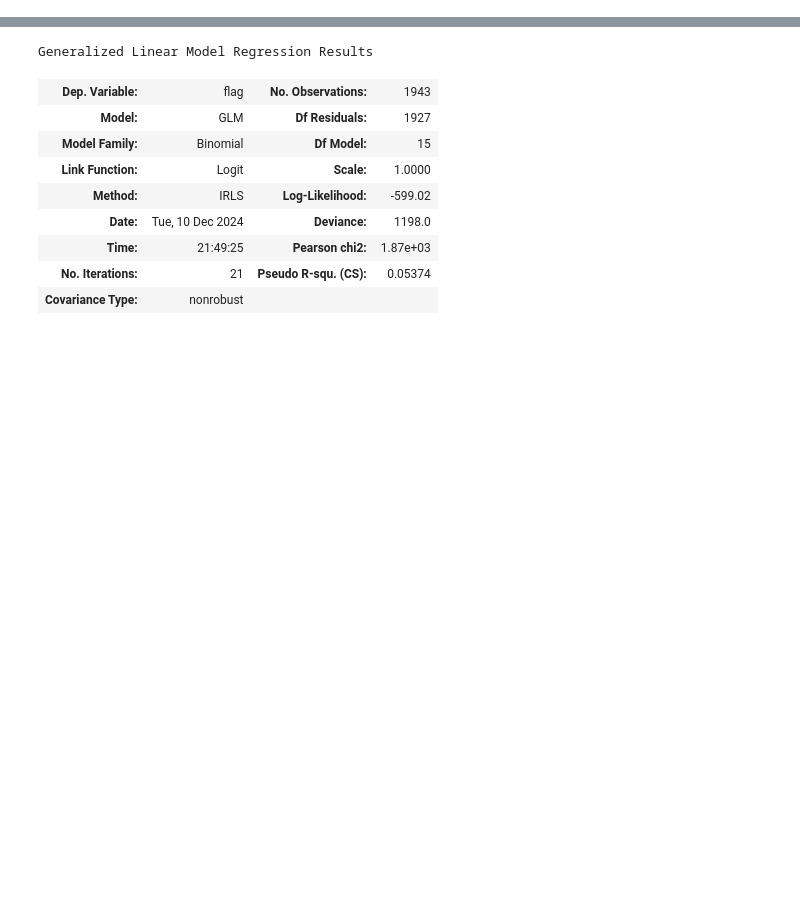
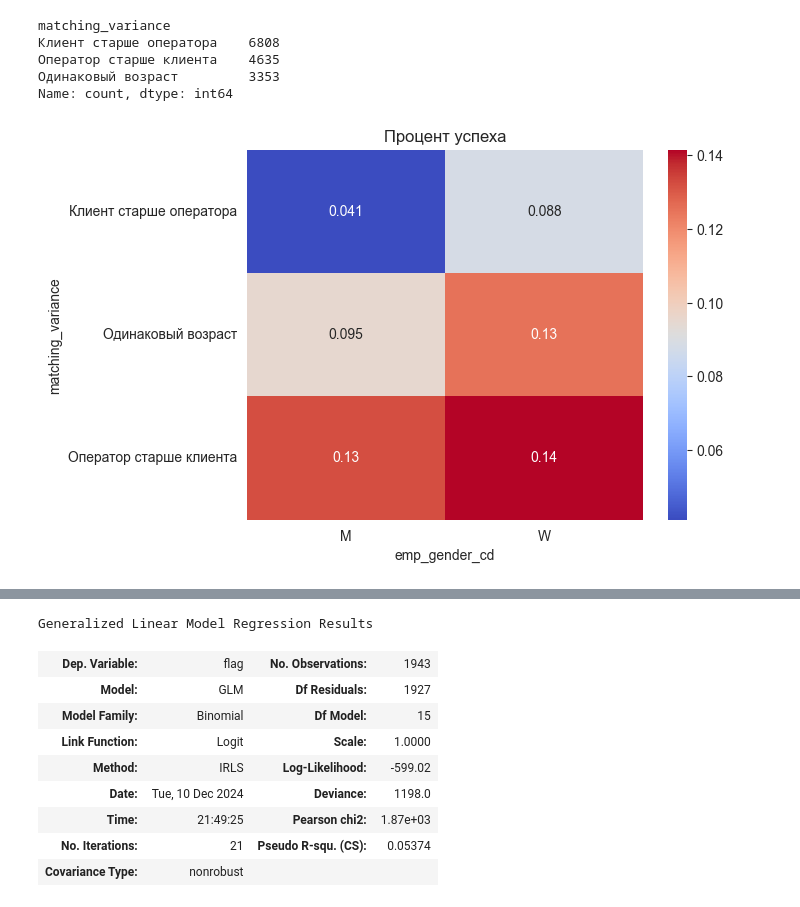
Before and after one commit to ssd2008/DANO24, a Jupyter notebook: matching.ipynb, the cells around one changed output, grey strips where cells are left out. Saved outputs shown, nothing was run; the diff lists cells and outputs as text; code cells hidden in the pictures; blank space fills up the shorter version.

```diff
--- a/matching.ipynb
+++ b/matching.ipynb
@@ -152,0 +189,16 @@ df_plus_emp['age_group_matching'] = (df_plus_emp['age_groups_cd'] == df_plus_emp
+# %%
+df_plus_emp['matching_variance'].value_counts()
+# %% [output]
+matching_variance
+Клиент старше операторa    6808
+Оператор старше клиента    4635
+Одинаковый возраст         3353
+Name: count, dtype: int64
+# %%
+cc = df_plus_emp[df_plus_emp['product_cd'].isin(['Credit Cards'])].copy()
+pivot = cc.pivot_table(index='matching_variance' , values='flag', columns='emp_gender_cd', aggfunc='mean')
+sns.heatmap(pivot, annot=True, cmap='coolwarm')
+plt.title('Процент успеха')
+plt.show()
+# %% [output]
+[figure, added]
```
Also changed, not shown: parts of 50 cells of this notebook.
